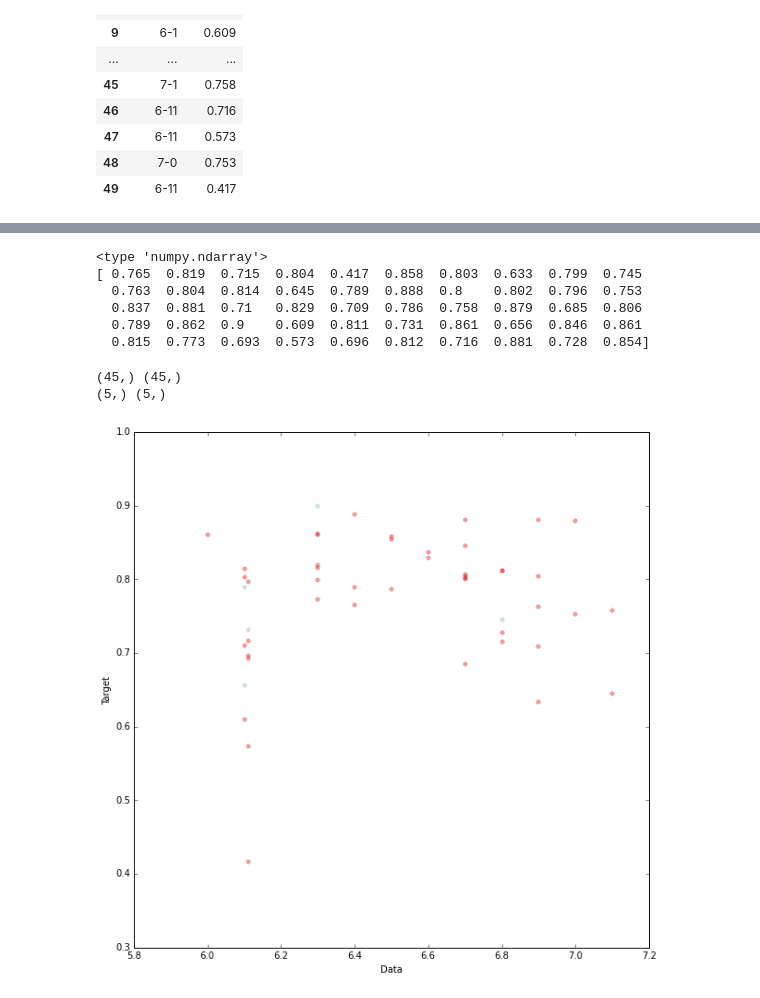
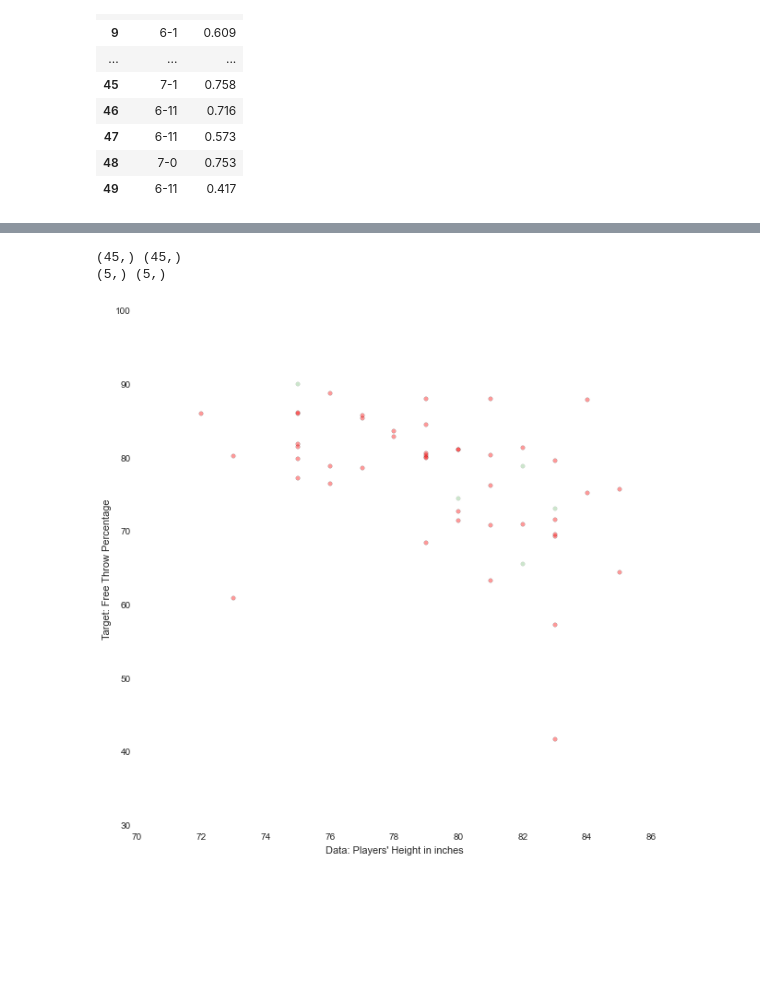
Before and after one commit to xuhang57/spring-2015-homeworks, a Jupyter notebook: submissions/Homework-6/Final Project on NBA Statistics.ipynb, the cells around one changed output, grey strips where cells are left out. Saved outputs shown, nothing was run; the diff lists cells and outputs as text; code cells hidden in the pictures; blank space fills up the shorter version.

```diff
--- a/submissions/Homework-6/Final Project on NBA Statistics.ipynb
+++ b/submissions/Homework-6/Final Project on NBA Statistics.ipynb
@@ -152,3 +158,11 @@ heights_freethrows
 | 47 | 6-11 | 0.573 |
 | 48 | 7-0 | 0.753 |
 | 49 | 6-11 | 0.417 |
+# %%
+def parse_height(str):
+  feet_inches = str.split("'")
+  if len(feet_inches) != 2:
+    raise ValueError("invalid literal for parse_height: " + str)
+  return 12 * int(feet_inches[0]) + float(feet_inches[1])
+
+parse_height('6\'3')
@@ -155,8 +171,10 @@ heights_freethrows
 # %%
-heights_freethrows['Heights'] = heights_freethrows['Heights'].str.replace('-', '.')
-heights_freethrows['HeightNum'] = heights_freethrows['Heights'].str.replace('.', "' ")
-hf = heights_freethrows.convert_objects(convert_numeric=True)
-hf.info()
+# heights_freethrows.info()
+heights_freethrows['HeightsNum'] = heights_freethrows['Heights'].str.replace('-', '\'')
+heights_freethrows["HeightsNum"] = heights_freethrows["HeightsNum"].apply(lambda x:parse_height(x))
+
+heights_freethrows = heights_freethrows.convert_objects(convert_numeric=True)
+heights_freethrows.info()
 # %% [output]
 <class 'pandas.core.frame.DataFrame'>
 Int64Index: 50 entries, 0 to 49
@@ -232,15 +220,6 @@ Parameters: Heights    0.118466
 dtype: float64
 # %%
-X, y = utils.shuffle(X, y, random_state=1)
-print type(X)
-print y
+X, y = utils.shuffle(heights_freethrows['HeightsNum'], heights_freethrows['FT_PCT'] *100, random_state=1)
-# %% [output]
-<type 'numpy.ndarray'>
-[ 0.765  0.819  0.715  0.804  0.417  0.858  0.803  0.633  0.799  0.745
-  0.763  0.804  0.814  0.645  0.789  0.888  0.8    0.802  0.796  0.753
-  0.837  0.881  0.71   0.829  0.709  0.786  0.758  0.879  0.685  0.806
-  0.789  0.862  0.9    0.609  0.811  0.731  0.861  0.656  0.846  0.861
-  0.815  0.773  0.693  0.573  0.696  0.812  0.716  0.881  0.728  0.854]
 # %%
 X_train, X_test, y_train, y_test = cross_validation.train_test_split(X, y, test_size=0.1, random_state=0)
 print(X_train.shape), y_train.shape
@@ -251,10 +230,10 @@ print(X_test.shape), y_test.shape
 # %%
 fig, axes = plt.subplots(figsize=(10,10))
 subX_train = X_train
 subX_test = X_test
 plt.scatter(subX_train, y_train, c="red", alpha=0.4, linewidths=0.3)
 plt.scatter(subX_test, y_test, c="green", alpha=0.2, linewidths=0.3)
-plt.xlabel('Data')
-plt.ylabel('Target');
+plt.xlabel('Data: Players\' Height in inches')
+plt.ylabel('Target: Free Throw Percentage');
 # %% [output]
-[figure, old version]
+[figure, new version]
```
Also changed, not shown: parts of 46 cells of this notebook.
